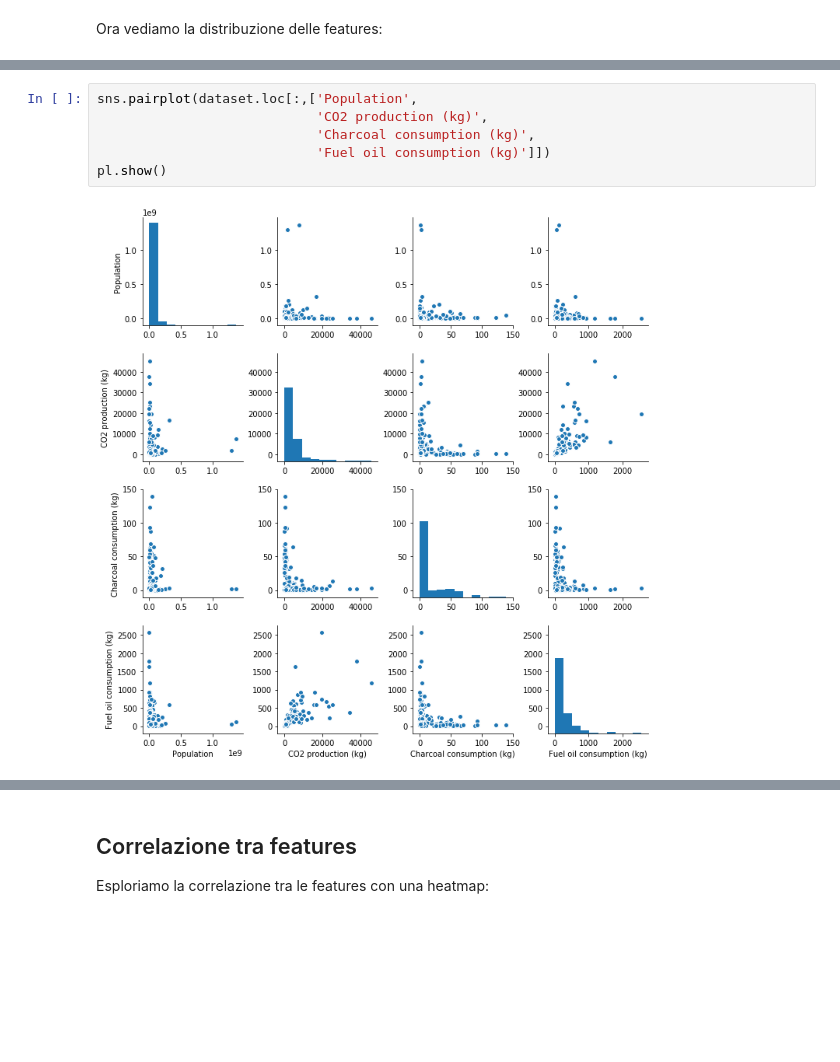
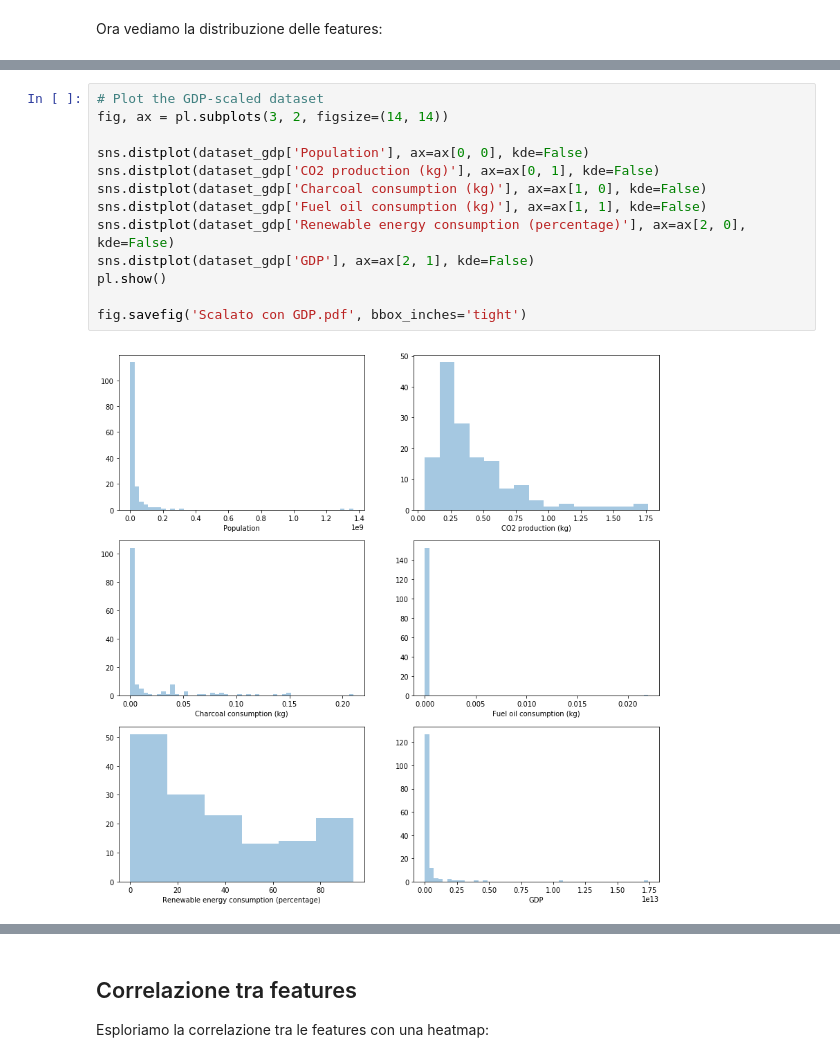
Before and after one commit to PCampi/progettoDT-ML, a Jupyter notebook: Analisi esplorativa dataset ML.ipynb, the cells around one changed output, grey strips where cells are left out. Drawn from its saved outputs; the diff is of its cells as text; blank space fills up the shorter version.

```diff
--- a/Analisi esplorativa dataset ML.ipynb
+++ b/Analisi esplorativa dataset ML.ipynb
@@ -67,8 +124,15 @@ pl.show()
-# %%
-sns.pairplot(dataset.loc[:,['Population',
-                            'CO2 production (kg)',
-                            'Charcoal consumption (kg)',
-                            'Fuel oil consumption (kg)']])
-pl.show()
-# %% [output]
-[figure, removed]
+# %%
+# Plot the GDP-scaled dataset
+fig, ax = pl.subplots(3, 2, figsize=(14, 14))
+
+sns.distplot(dataset_gdp['Population'], ax=ax[0, 0], kde=False)
+sns.distplot(dataset_gdp['CO2 production (kg)'], ax=ax[0, 1], kde=False)
+sns.distplot(dataset_gdp['Charcoal consumption (kg)'], ax=ax[1, 0], kde=False)
+sns.distplot(dataset_gdp['Fuel oil consumption (kg)'], ax=ax[1, 1], kde=False)
+sns.distplot(dataset_gdp['Renewable energy consumption (percentage)'], ax=ax[2, 0], kde=False)
+sns.distplot(dataset_gdp['GDP'], ax=ax[2, 1], kde=False)
+pl.show()
+
+fig.savefig('Scalato con GDP.pdf', bbox_inches='tight')
+# %% [output]
+[figure, added]
```
Also changed, not shown: parts of 22 cells of this notebook, 1 other file.
